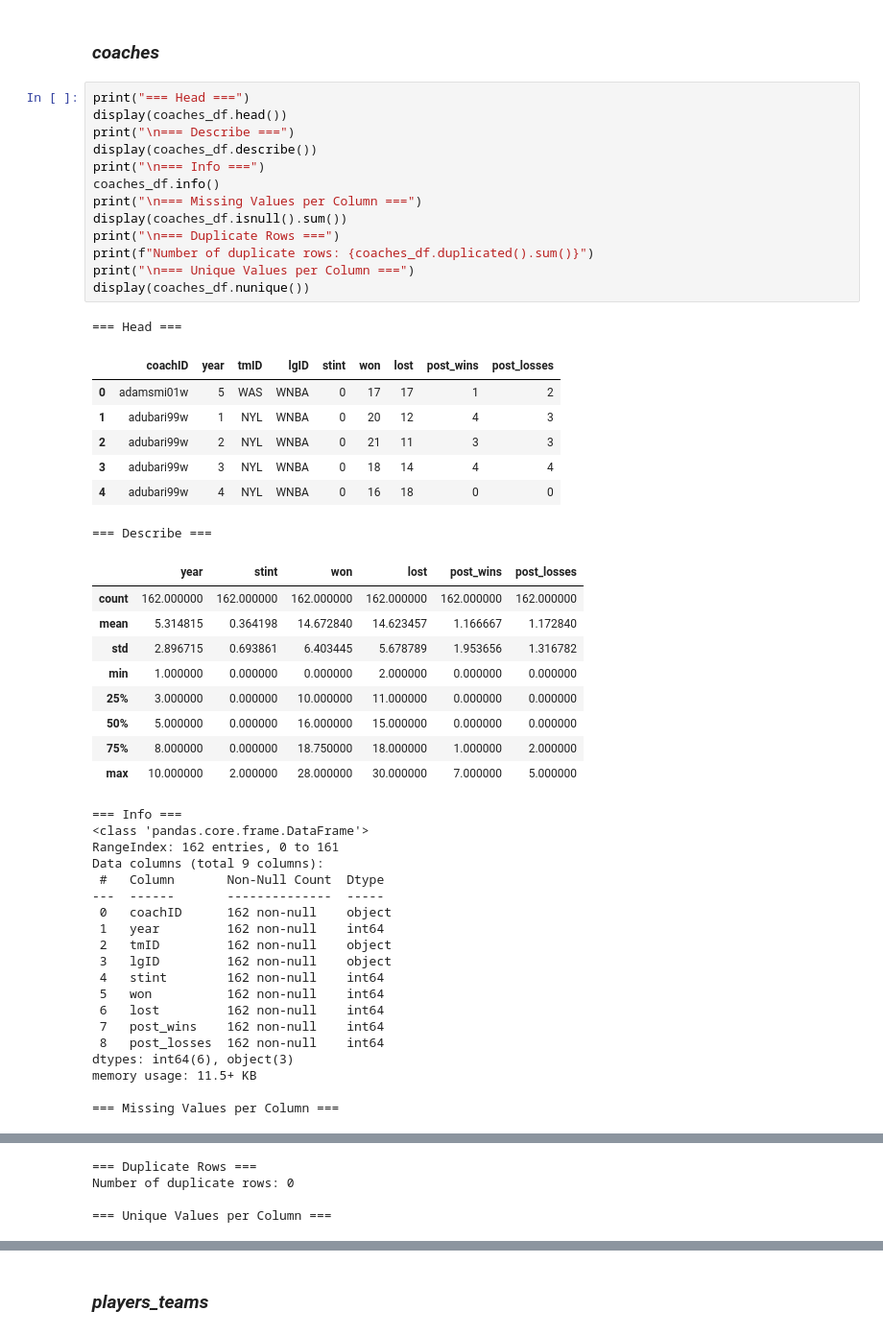
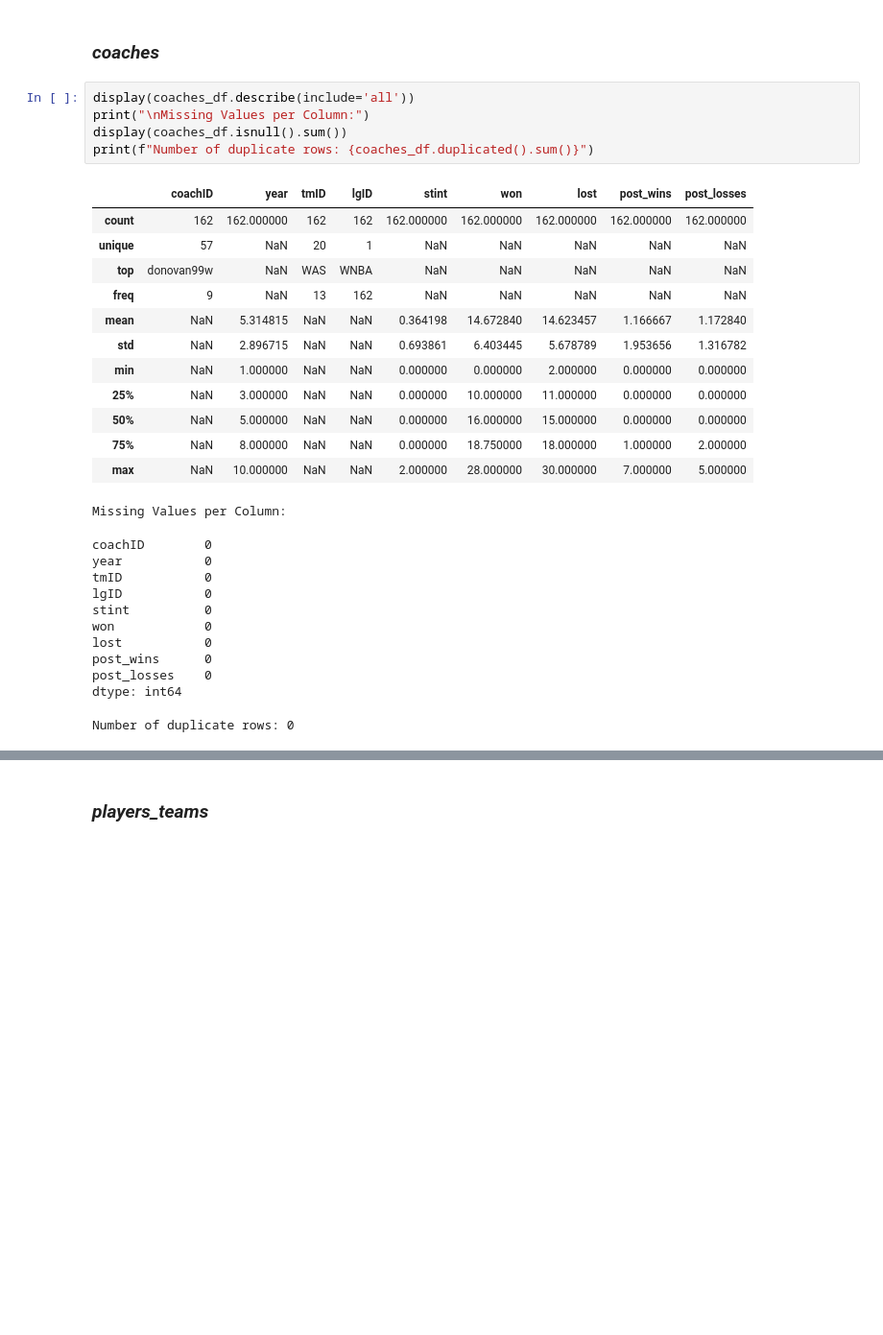
Before and after one commit to diogovenade/ac-wnba, a Jupyter notebook: src/wnba.ipynb, the cells around one changed output, grey strips where cells are left out. Shown at 96% size. Saved outputs shown, nothing was run; the diff lists cells and outputs as text; blank space fills up the shorter version.

```diff
--- a/src/wnba.ipynb
+++ b/src/wnba.ipynb
@@ -172,52 +138,32 @@ dtype: int64
 # %% [markdown]
 ### *coaches*
 # %%
-print("=== Head ===")
-display(coaches_df.head())
-print("\n=== Describe ===")
-display(coaches_df.describe())
-print("\n=== Info ===")
-coaches_df.info()
-print("\n=== Missing Values per Column ===")
+display(coaches_df.describe(include='all'))
+print("\nMissing Values per Column:")
 display(coaches_df.isnull().sum())
-print("\n=== Duplicate Rows ===")
 print(f"Number of duplicate rows: {coaches_df.duplicated().sum()}")
-print("\n=== Unique Values per Column ===")
-display(coaches_df.nunique())
 # %% [output]
+|  | coachID | year | tmID | lgID | stint | won | lost | post_wins | post_losses |
+| count | 162 | 162.000000 | 162 | 162 | 162.000000 | 162.000000 | 162.000000 | 162.000000 | 162.000000 |
+| unique | 57 | NaN | 20 | 1 | NaN | NaN | NaN | NaN | NaN |
+| top | donovan99w | NaN | WAS | WNBA | NaN | NaN | NaN | NaN | NaN |
+| freq | 9 | NaN | 13 | 162 | NaN | NaN | NaN | NaN | NaN |
+| mean | NaN | 5.314815 | NaN | NaN | 0.364198 | 14.672840 | 14.623457 | 1.166667 | 1.172840 |
+| std | NaN | 2.896715 | NaN | NaN | 0.693861 | 6.403445 | 5.678789 | 1.953656 | 1.316782 |
+| min | NaN | 1.000000 | NaN | NaN | 0.000000 | 0.000000 | 2.000000 | 0.000000 | 0.000000 |
+| 25% | NaN | 3.000000 | NaN | NaN | 0.000000 | 10.000000 | 11.000000 | 0.000000 | 0.000000 |
+| 50% | NaN | 5.000000 | NaN | NaN | 0.000000 | 16.000000 | 15.000000 | 0.000000 | 0.000000 |
+| 75% | NaN | 8.000000 | NaN | NaN | 0.000000 | 18.750000 | 18.000000 | 1.000000 | 2.000000 |
+| max | NaN | 10.000000 | NaN | NaN | 2.000000 | 28.000000 | 30.000000 | 7.000000 | 5.000000 |
-=== Head ===
+Missing Values per Column:
-|  | coachID | year | tmID | lgID | stint | won | lost | post_wins | post_losses |
-| 0 | adamsmi01w | 5 | WAS | WNBA | 0 | 17 | 17 | 1 | 2 |
-| 1 | adubari99w | 1 | NYL | WNBA | 0 | 20 | 12 | 4 | 3 |
-| 2 | adubari99w | 2 | NYL | WNBA | 0 | 21 | 11 | 3 | 3 |
-| 3 | adubari99w | 3 | NYL | WNBA | 0 | 18 | 14 | 4 | 4 |
-| 4 | adubari99w | 4 | NYL | WNBA | 0 | 16 | 18 | 0 | 0 |
-=== Describe ===
+coachID        0
+year           0
+tmID           0
+lgID           0
+stint          0
+won            0
+lost           0
+post_wins      0
+post_losses    0
+dtype: int64
-|  | year | stint | won | lost | post_wins | post_losses |
-| count | 162.000000 | 162.000000 | 162.000000 | 162.000000 | 162.000000 | 162.000000 |
-| mean | 5.314815 | 0.364198 | 14.672840 | 14.623457 | 1.166667 | 1.172840 |
-| std | 2.896715 | 0.693861 | 6.403445 | 5.678789 | 1.953656 | 1.316782 |
-| min | 1.000000 | 0.000000 | 0.000000 | 2.000000 | 0.000000 | 0.000000 |
-| 25% | 3.000000 | 0.000000 | 10.000000 | 11.000000 | 0.000000 | 0.000000 |
-| 50% | 5.000000 | 0.000000 | 16.000000 | 15.000000 | 0.000000 | 0.000000 |
-| 75% | 8.000000 | 0.000000 | 18.750000 | 18.000000 | 1.000000 | 2.000000 |
-| max | 10.000000 | 2.000000 | 28.000000 | 30.000000 | 7.000000 | 5.000000 |
-=== Info ===
-<class 'pandas.core.frame.DataFrame'>
-RangeIndex: 162 entries, 0 to 161
-Data columns (total 9 columns):
- #   Column       Non-Null Count  Dtype
----  ------       --------------  -----
- 0   coachID      162 non-null    object
- 1   year         162 non-null    int64
- 2   tmID         162 non-null    object
- 3   lgID         162 non-null    object
- 4   stint        162 non-null    int64
- 5   won          162 non-null    int64
- 6   lost         162 non-null    int64
- 7   post_wins    162 non-null    int64
- 8   post_losses  162 non-null    int64
-dtypes: int64(6), object(3)
-memory usage: 11.5+ KB
-
-=== Missing Values per Column ===
+Number of duplicate rows: 0
@@ -234,4 +169,0 @@ dtype: int64
-=== Duplicate Rows ===
-Number of duplicate rows: 0
-
-=== Unique Values per Column ===
```
Also changed, not shown: parts of 13 cells of this notebook.
